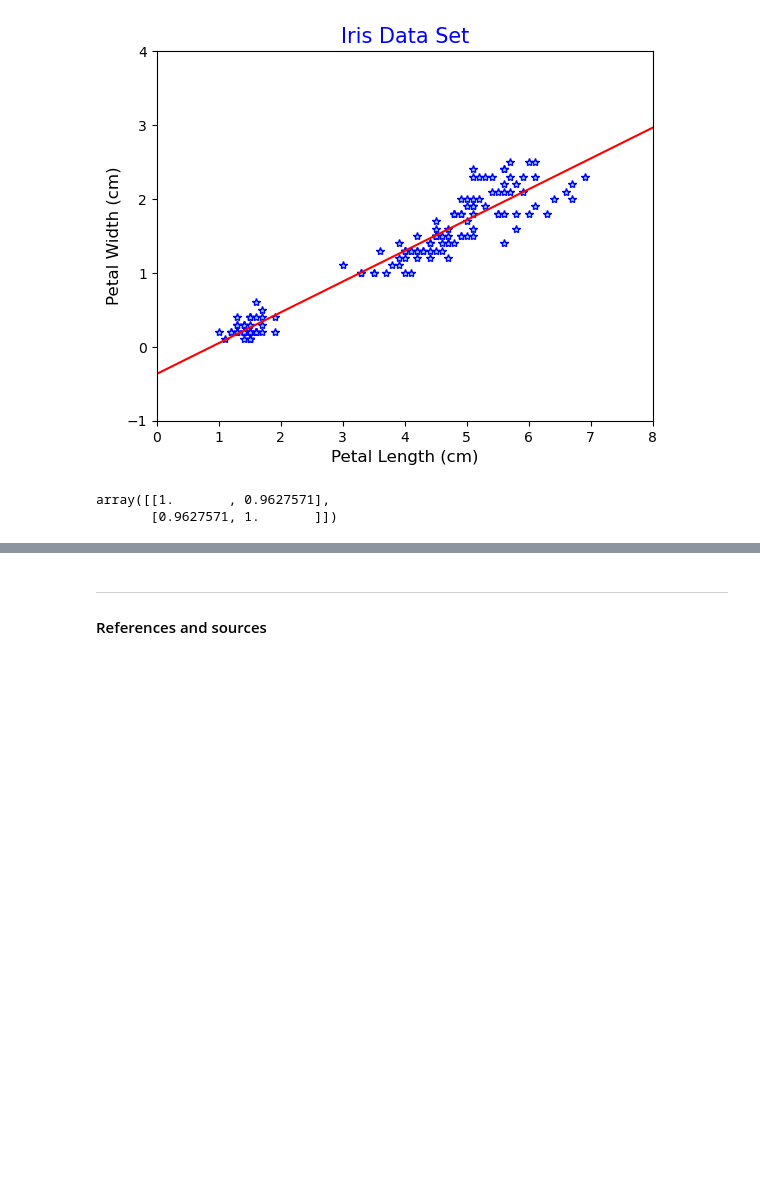
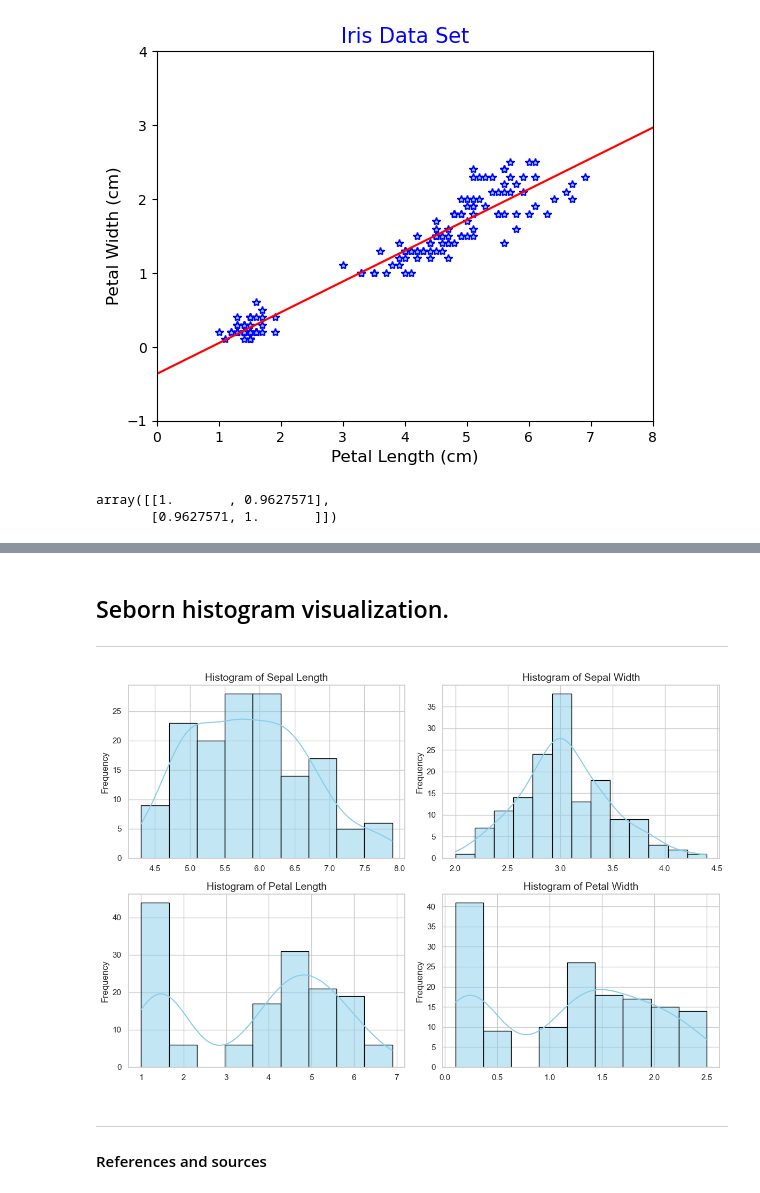
Before and after one commit to h2ohugol/Pands-myproject, a Jupyter notebook: iris.ipynb, the cells around one changed output, grey strips where cells are left out. Drawn from its saved outputs; the diff is of its cells as text; code cells hidden in the pictures; blank space fills up the shorter version.

Commit message:
seaborn

```diff
--- a/iris.ipynb
+++ b/iris.ipynb
@@ -250,3 +275,25 @@ array([[1.       , 0.9627571],
+# %% [markdown]
+## Seborn histogram visualization.
+
+***
+# %%
+# Set the style of the seaborn plots.
+sns.set(style="whitegrid")
+
+# Plot histograms for each feature.
+plt.figure(figsize=(12, 8))
+for i, feature in enumerate(df.columns[:-1]):
+    plt.subplot(2, 2, i+1)
+    sns.histplot(data=df, x=feature, kde=True, color='skyblue', edgecolor='black')
+    plt.title(f'Histogram of {feature}', fontsize=14)
+    plt.xlabel('')
+    plt.ylabel('Frequency', fontsize=12)
+
+
+plt.tight_layout()
+plt.show()
+# %% [output]
+[figure, added]
 # %% [markdown]
 ***
 
```
Also changed, not shown: parts of 2 cells of this notebook, 1 other file.
